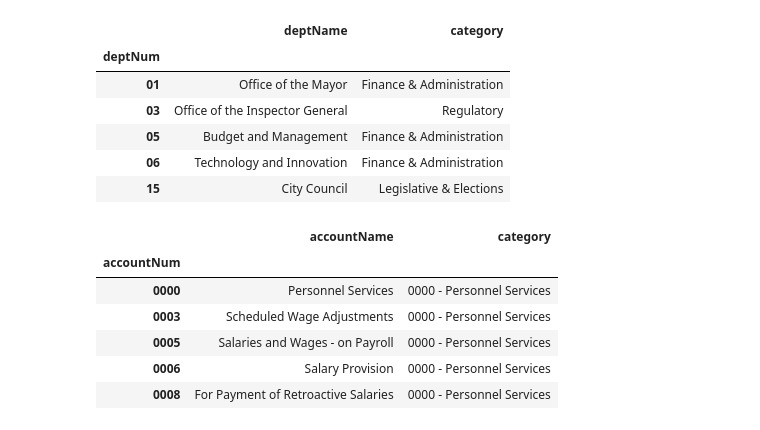
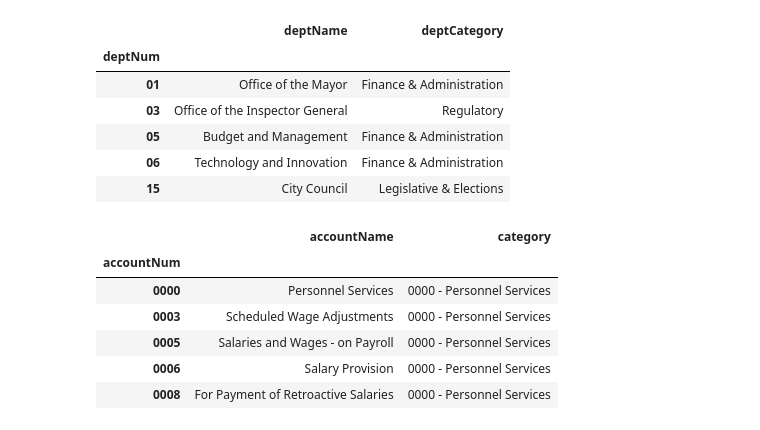
Before and after one commit to RamarkoB/ChiBudget, a Jupyter notebook: python/notebooks/ordinanceTest.ipynb, the cells around one changed output. Saved outputs shown, nothing was run; the diff lists cells and outputs as text; code cells hidden in the pictures.

```diff
--- a/python/notebooks/ordinanceTest.ipynb
+++ b/python/notebooks/ordinanceTest.ipynb
@@ -401,7 +418,6 @@ fundsCodes = [
     "GA00 - Coronavirus Local Fiscal Recovery Fund",
 ]
 # %%
-
 ## helper consts
 years = list(range(2011, 2027))
 
@@ -459,6 +475,14 @@ def makeSeries(ls, columns, titleCase=False):
         series = series.apply(cleanTitle)
     return series
 
+def getSeriesCategories(categories, columns):
+    matches = []
+    for key, value in categories.items():
+        for code in value:
+            matches.append([code, key])
+
+    return makeSeries(matches, columns)
+
 def splitSeries(ls, columns, titleCase=False):
     return makeSeries(list(map(lambda x: x.split(" - ", 1), ls)), columns, titleCase)
 
@@ -532,17 +556,12 @@ ordinanceDF.head()
 | 3919 | 01 | 0005 | 0J38 | 0.00 | 0.00 | 0.00 | 0.00 | 47504.00 | 49004.00 | ... |
 | 5002 | 01 | 0005 | 0J39 | 0.00 | 0.00 | 0.00 | 0.00 | 102000.00 | 99960.00 | ... |
 # %%
-categoryMatches = []
-for key, value in deptCategories.items():
-    for code in value:
-        categoryMatches.append([code, key])
-
-categorySeries = makeSeries(categoryMatches, ["deptNum", "category"])
 deptNameSeries = splitSeries(depts, ["deptNum", "deptName"], True)
-deptsDF = pd.concat([deptNameSeries, categorySeries], axis=1)
+deptCategorySeries = getSeriesCategories(deptCategories, ["deptNum", "deptCategory"])
+deptsDF = pd.concat([deptNameSeries, deptCategorySeries], axis=1)
 deptsDF.head()
 # %% [output]
-|  | deptName | category |
+|  | deptName | deptCategory |
 | deptNum |  |  |
 | 01 | Office of the Mayor | Finance & Administration |
 | 03 | Office of the Inspector General | Regulatory |
```
Also changed, not shown: parts of 5 cells of this notebook, 4 other files.
